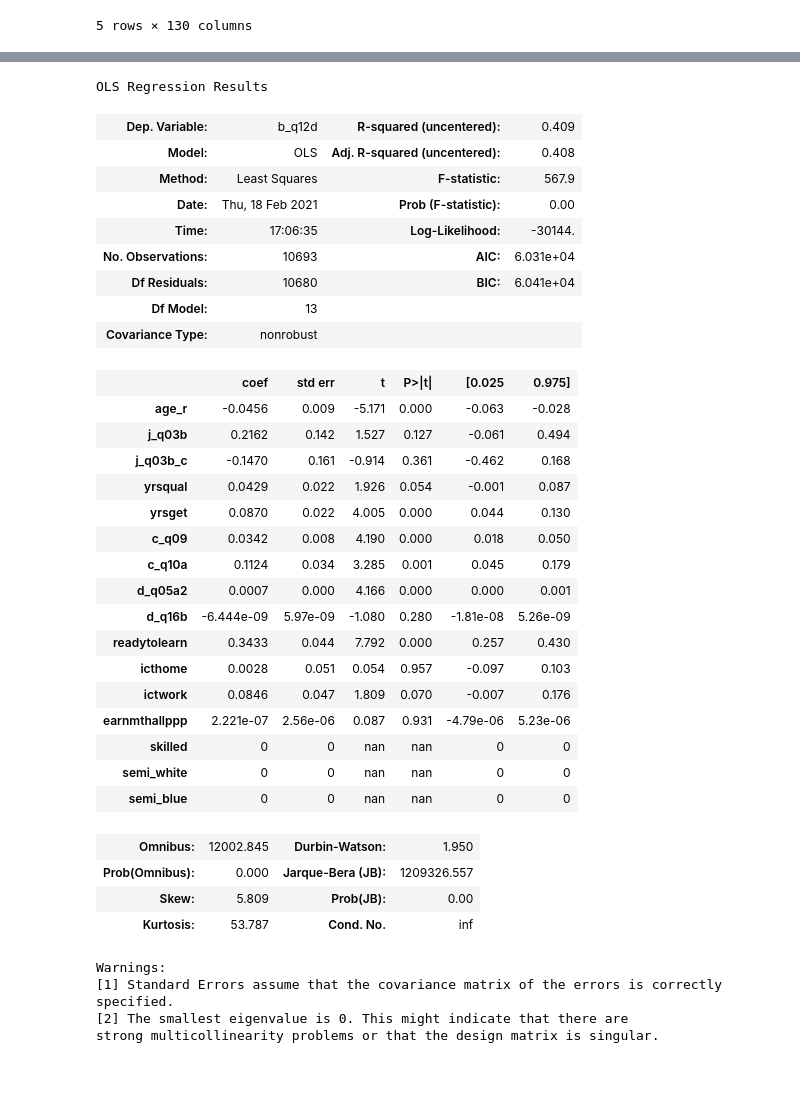
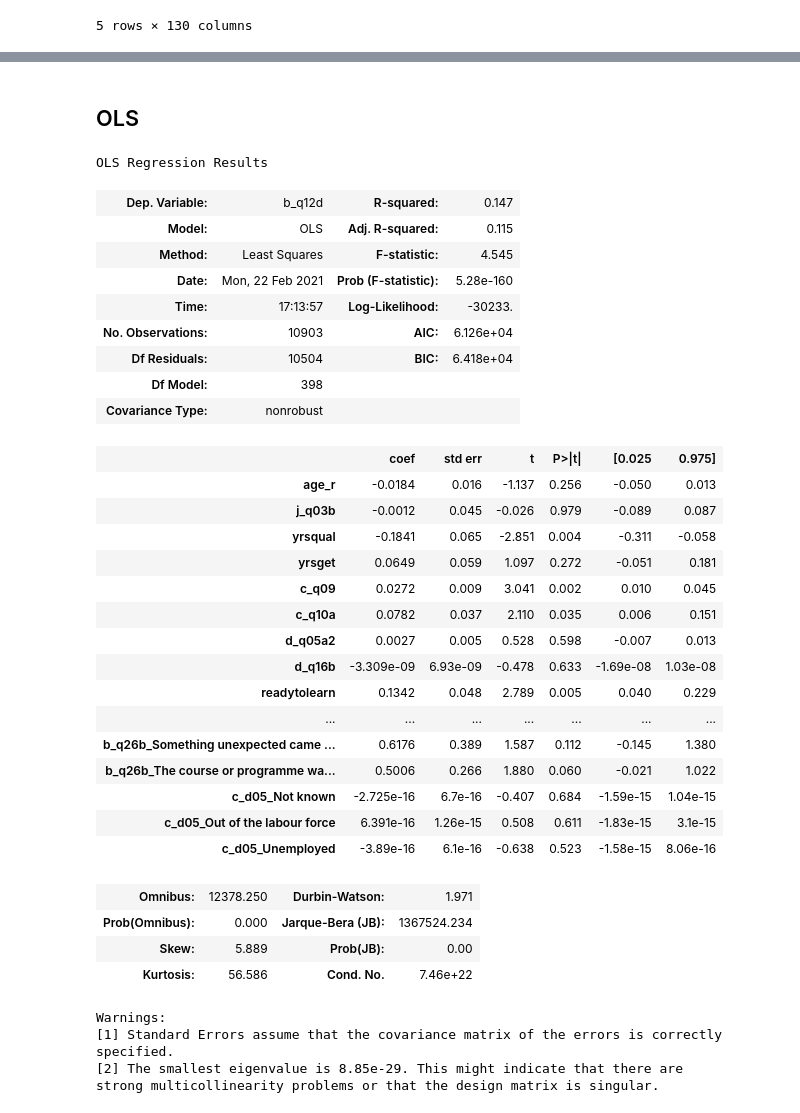
Before and after one commit to srh-gst/ML_term_paper, a Jupyter notebook: Code/4_model_estimation.ipynb, the cells around one changed output, grey strips where cells are left out. Saved outputs shown, nothing was run; the diff lists cells and outputs as text; code cells hidden in the pictures; blank space fills up the shorter version.

```diff
--- a/Code/4_model_estimation.ipynb
+++ b/Code/4_model_estimation.ipynb
@@ -56,0 +36,4 @@ Length: 133, dtype: object
+# %%
+thresh = len(dcl) * .18
+dcl.dropna(thresh = thresh, axis = 1, inplace = True)
+dcl.info()
@@ -57,6 +58,5 @@ Length: 133, dtype: object
 # %%
 cate = dcl.select_dtypes(include=['object'])
-cate = cate.drop(columns = ['iscoskil4'])
 cate = list(set(cate))
 cate
 # %% [output]
@@ -104,8 +106,3 @@ memory usage: 49.1 MB
-# %%
-# drop variables that have too few observations,are not relevant or collinear
-num = num.drop(columns = ['inpiaac', "racethn_5cat", "unempflag", "racethn_5cat", "c_q08c2", "seqid", "b_q04b", "b_q19a",
-                         "c_q08c2", "learnatwork", "nfehrsnjr", "nfehrsjr", "nfehrs", "earnmthselfppp", "d_q05b2",
-                          "yrsqual_t", "earnmthbonusppp", "low_skilled"])
 # %%
 num_list = list(set(num))
 num_list
@@ -173,2 +164,0 @@ memory usage: 1002.3 MB
-# %%
-X = X.astype(dtype='float64', copy = False)
@@ -196,45 +203,46 @@ min          0.000000
 75%          3.000000
 max         50.000000
 Name: b_q12f, dtype: float64
+# %% [markdown]
+## OLS
 # %%
-# run OLS
+# run OLS on job
 import statsmodels.api as sm
-est = sm.OLS(on_job, num, missing='drop').fit()
-X = sm.add_constant(num)
+est = sm.OLS(on_job, X, missing='drop').fit()
+X = sm.add_constant(X)
 est.summary()
 # %% [output]
 OLS Regression Results
-| Dep. Variable: | b_q12d | R-squared (uncentered): | 0.409 |
-| Model: | OLS | Adj. R-squared (uncentered): | 0.408 |
-| Method: | Least Squares | F-statistic: | 567.9 |
-| Date: | Thu, 18 Feb 2021 | Prob (F-statistic): | 0.00 |
-| Time: | 17:06:35 | Log-Likelihood: | -30144. |
-| No. Observations: | 10693 | AIC: | 6.031e+04 |
-| Df Residuals: | 10680 | BIC: | 6.041e+04 |
-| Df Model: | 13 |  |  |
+| Dep. Variable: | b_q12d | R-squared: | 0.147 |
+| Model: | OLS | Adj. R-squared: | 0.115 |
+| Method: | Least Squares | F-statistic: | 4.545 |
+| Date: | Mon, 22 Feb 2021 | Prob (F-statistic): | 5.28e-160 |
+| Time: | 17:13:57 | Log-Likelihood: | -30233. |
+| No. Observations: | 10903 | AIC: | 6.126e+04 |
+| Df Residuals: | 10504 | BIC: | 6.418e+04 |
+| Df Model: | 398 |  |  |
 | Covariance Type: | nonrobust |  |  |
 |  | coef | std err | t | P>|t| | [0.025 | 0.975] |
-| age_r | -0.0456 | 0.009 | -5.171 | 0.000 | -0.063 | -0.028 |
-| j_q03b | 0.2162 | 0.142 | 1.527 | 0.127 | -0.061 | 0.494 |
-| j_q03b_c | -0.1470 | 0.161 | -0.914 | 0.361 | -0.462 | 0.168 |
-| yrsqual | 0.0429 | 0.022 | 1.926 | 0.054 | -0.001 | 0.087 |
-| yrsget | 0.0870 | 0.022 | 4.005 | 0.000 | 0.044 | 0.130 |
-| c_q09 | 0.0342 | 0.008 | 4.190 | 0.000 | 0.018 | 0.050 |
-| c_q10a | 0.1124 | 0.034 | 3.285 | 0.001 | 0.045 | 0.179 |
-| d_q05a2 | 0.0007 | 0.000 | 4.166 | 0.000 | 0.000 | 0.001 |
-| d_q16b | -6.444e-09 | 5.97e-09 | -1.080 | 0.280 | -1.81e-08 | 5.26e-09 |
-| readytolearn | 0.3433 | 0.044 | 7.792 | 0.000 | 0.257 | 0.430 |
-| icthome | 0.0028 | 0.051 | 0.054 | 0.957 | -0.097 | 0.103 |
-| ictwork | 0.0846 | 0.047 | 1.809 | 0.070 | -0.007 | 0.176 |
-| earnmthallppp | 2.221e-07 | 2.56e-06 | 0.087 | 0.931 | -4.79e-06 | 5.23e-06 |
-| skilled | 0 | 0 | nan | nan | 0 | 0 |
-| semi_white | 0 | 0 | nan | nan | 0 | 0 |
-| semi_blue | 0 | 0 | nan | nan | 0 | 0 |
+| age_r | -0.0184 | 0.016 | -1.137 | 0.256 | -0.050 | 0.013 |
+| j_q03b | -0.0012 | 0.045 | -0.026 | 0.979 | -0.089 | 0.087 |
+| yrsqual | -0.1841 | 0.065 | -2.851 | 0.004 | -0.311 | -0.058 |
+| yrsget | 0.0649 | 0.059 | 1.097 | 0.272 | -0.051 | 0.181 |
+| c_q09 | 0.0272 | 0.009 | 3.041 | 0.002 | 0.010 | 0.045 |
+| c_q10a | 0.0782 | 0.037 | 2.110 | 0.035 | 0.006 | 0.151 |
+| d_q05a2 | 0.0027 | 0.005 | 0.528 | 0.598 | -0.007 | 0.013 |
+| d_q16b | -3.309e-09 | 6.93e-09 | -0.478 | 0.633 | -1.69e-08 | 1.03e-08 |
+| readytolearn | 0.1342 | 0.048 | 2.789 | 0.005 | 0.040 | 0.229 |
+| ... | ... | ... | ... | ... | ... | ... |
+| b_q26b_Something unexpected came ... | 0.6176 | 0.389 | 1.587 | 0.112 | -0.145 | 1.380 |
+| b_q26b_The course or programme wa... | 0.5006 | 0.266 | 1.880 | 0.060 | -0.021 | 1.022 |
+| c_d05_Not known | -2.725e-16 | 6.7e-16 | -0.407 | 0.684 | -1.59e-15 | 1.04e-15 |
+| c_d05_Out of the labour force | 6.391e-16 | 1.26e-15 | 0.508 | 0.611 | -1.83e-15 | 3.1e-15 |
+| c_d05_Unemployed | -3.89e-16 | 6.1e-16 | -0.638 | 0.523 | -1.58e-15 | 8.06e-16 |
-| Omnibus: | 12002.845 | Durbin-Watson: | 1.950 |
-| Prob(Omnibus): | 0.000 | Jarque-Bera (JB): | 1209326.557 |
-| Skew: | 5.809 | Prob(JB): | 0.00 |
-| Kurtosis: | 53.787 | Cond. No. | inf |
+| Omnibus: | 12378.250 | Durbin-Watson: | 1.971 |
+| Prob(Omnibus): | 0.000 | Jarque-Bera (JB): | 1367524.234 |
+| Skew: | 5.889 | Prob(JB): | 0.00 |
+| Kurtosis: | 56.586 | Cond. No. | 7.46e+22 |
 Warnings:
 [1] Standard Errors assume that the covariance matrix of the errors is correctly specified.
-[2] The smallest eigenvalue is 0. This might indicate that there are
+[2] The smallest eigenvalue is 8.85e-29. This might indicate that there are
 strong multicollinearity problems or that the design matrix is singular.
```
Also changed, not shown: parts of 38 cells of this notebook.
